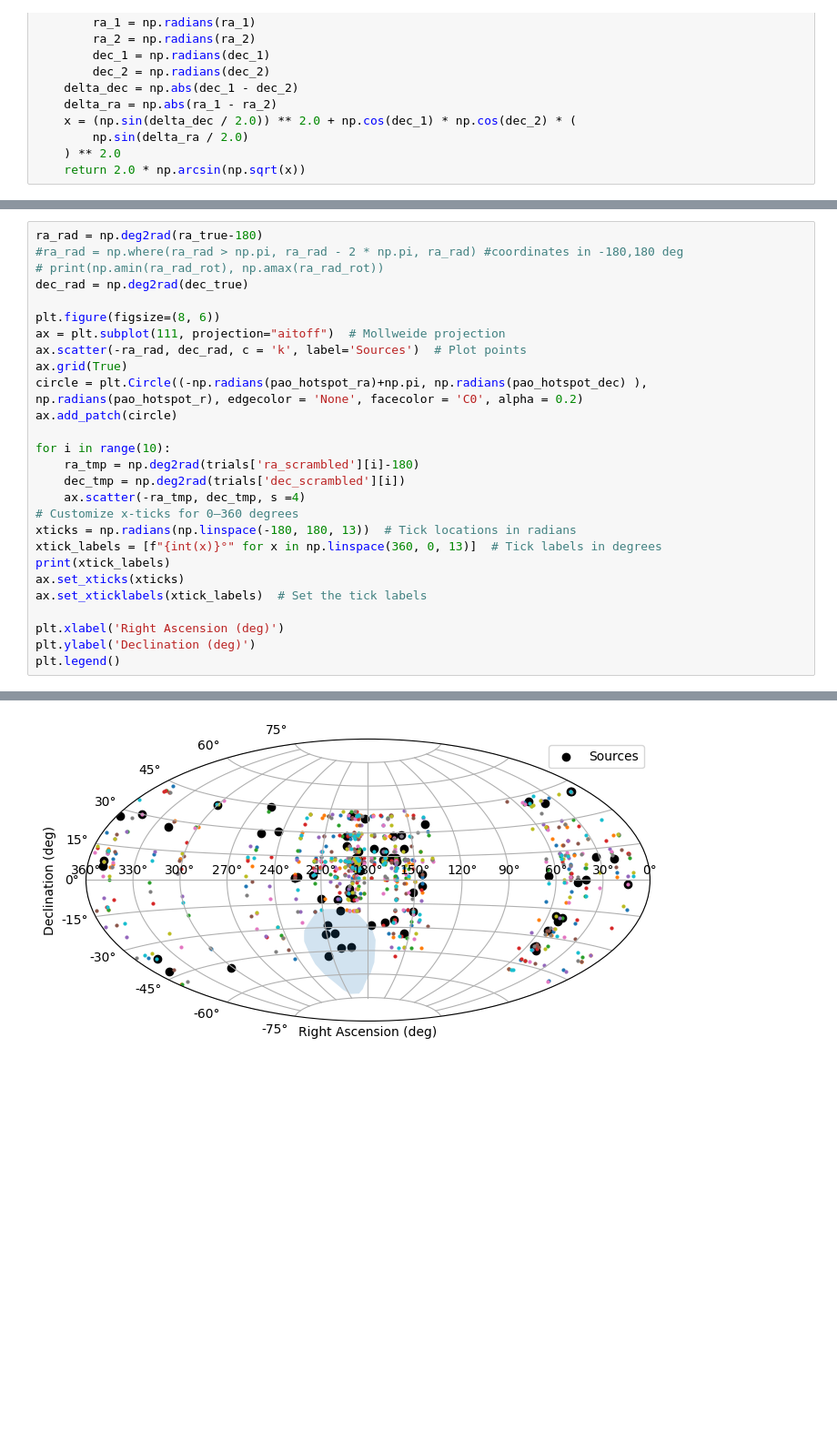
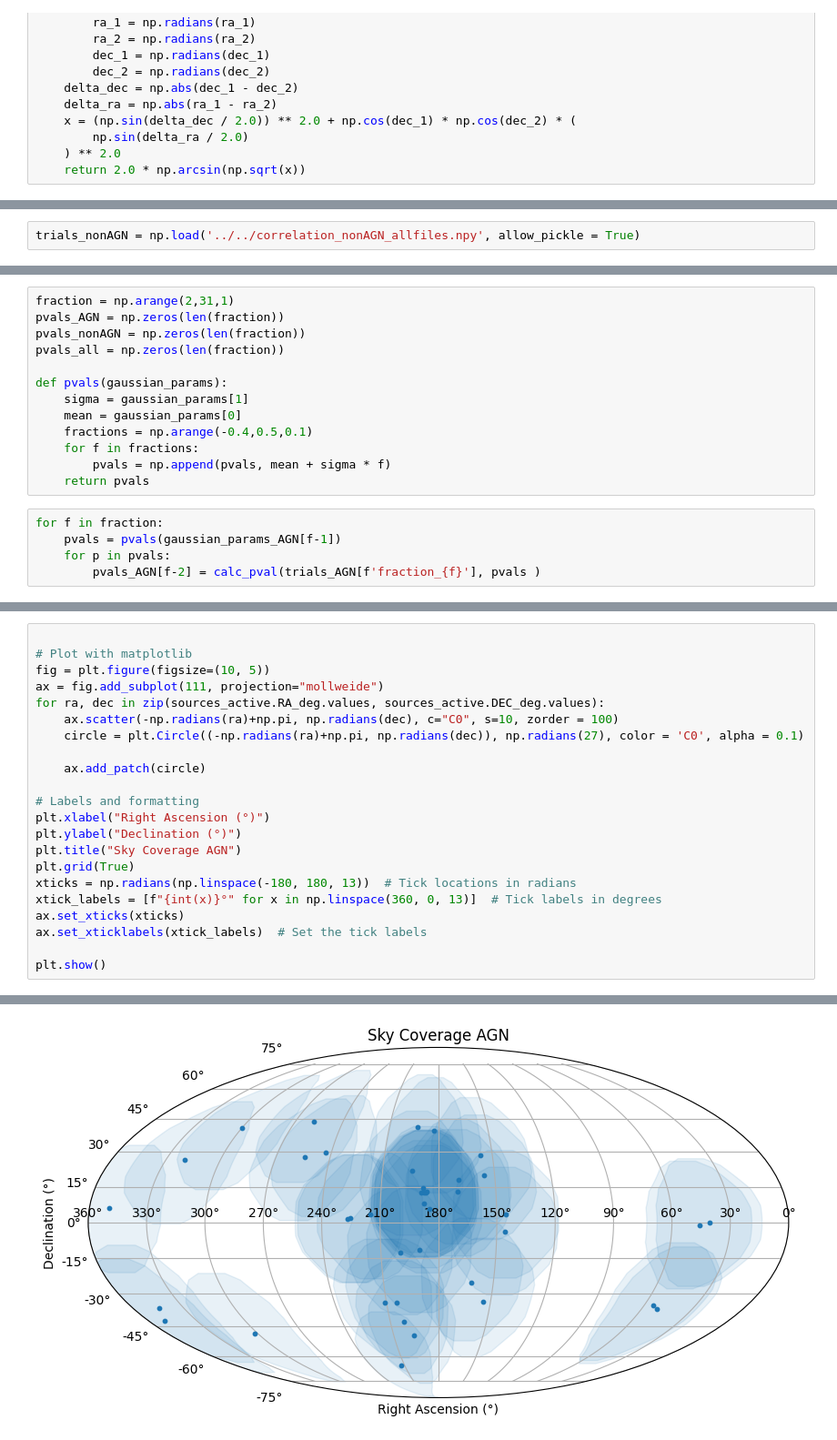
Before and after one commit to elenamanao/smbh, a Jupyter notebook: analysis_scripts/notebooks/check_trials.ipynb, the cells around one changed output, grey strips where cells are left out. Shown at 91% size. Cells and saved outputs as stored; diff of their text form; blank space fills up the shorter version.

```diff
--- a/analysis_scripts/notebooks/check_trials.ipynb
+++ b/analysis_scripts/notebooks/check_trials.ipynb
@@ -134,0 +39,2 @@ Great! All the trials are different :)
+# %%
+trials_nonAGN = np.load('../../correlation_nonAGN_allfiles.npy', allow_pickle = True)
@@ -134,0 +176,18 @@ Great! All the trials are different :)
+# %%
+fraction = np.arange(2,31,1)
+pvals_AGN = np.zeros(len(fraction))
+pvals_nonAGN = np.zeros(len(fraction))
+pvals_all = np.zeros(len(fraction))
+
+def pvals(gaussian_params):
+    sigma = gaussian_params[1]
+    mean = gaussian_params[0]
+    fractions = np.arange(-0.4,0.5,0.1)
+    for f in fractions:
+        pvals = np.append(pvals, mean + sigma * f)
+    return pvals
+# %%
+for f in fraction:
+    pvals = pvals(gaussian_params_AGN[f-1])
+    for p in pvals:
+        pvals_AGN[f-2] = calc_pval(trials_AGN[f'fraction_{f}'], pvals )
@@ -135,28 +297,23 @@ Great! All the trials are different :)
 # %%
-ra_rad = np.deg2rad(ra_true-180)
-#ra_rad = np.where(ra_rad > np.pi, ra_rad - 2 * np.pi, ra_rad) #coordinates in -180,180 deg
-# print(np.amin(ra_rad_rot), np.amax(ra_rad_rot))
-dec_rad = np.deg2rad(dec_true)
 
-plt.figure(figsize=(8, 6))
-ax = plt.subplot(111, projection="aitoff")  # Mollweide projection
-ax.scatter(-ra_rad, dec_rad, c = 'k', label='Sources')  # Plot points
-ax.grid(True)
-circle = plt.Circle((-np.radians(pao_hotspot_ra)+np.pi, np.radians(pao_hotspot_dec) ), np.radians(pao_hotspot_r), edgecolor = 'None', facecolor = 'C0', alpha = 0.2)
-ax.add_patch(circle)
+# Plot with matplotlib
+fig = plt.figure(figsize=(10, 5))
+ax = fig.add_subplot(111, projection="mollweide")
+for ra, dec in zip(sources_active.RA_deg.values, sources_active.DEC_deg.values):
+    ax.scatter(-np.radians(ra)+np.pi, np.radians(dec), c="C0", s=10, zorder = 100)
+    circle = plt.Circle((-np.radians(ra)+np.pi, np.radians(dec)), np.radians(27), color = 'C0', alpha = 0.1)
 
-for i in range(10):
-    ra_tmp = np.deg2rad(trials['ra_scrambled'][i]-180)
-    dec_tmp = np.deg2rad(trials['dec_scrambled'][i])
-    ax.scatter(-ra_tmp, dec_tmp, s =4)
-# Customize x-ticks for 0–360 degrees
+    ax.add_patch(circle)
+
+# Labels and formatting
+plt.xlabel("Right Ascension (°)")
+plt.ylabel("Declination (°)")
+plt.title("Sky Coverage AGN")
+plt.grid(True)
 xticks = np.radians(np.linspace(-180, 180, 13))  # Tick locations in radians
 xtick_labels = [f"{int(x)}°" for x in np.linspace(360, 0, 13)]  # Tick labels in degrees
-print(xtick_labels)
 ax.set_xticks(xticks)
 ax.set_xticklabels(xtick_labels)  # Set the tick labels
 
-plt.xlabel('Right Ascension (deg)')
-plt.ylabel('Declination (deg)')
-plt.legend()
+plt.show()
 # %% [output]
@@ -165 +320 @@ plt.legend()
-[figure, old version]
+[figure, new version]
```
Also changed, not shown: parts of 33 cells of this notebook, 4 other files.
